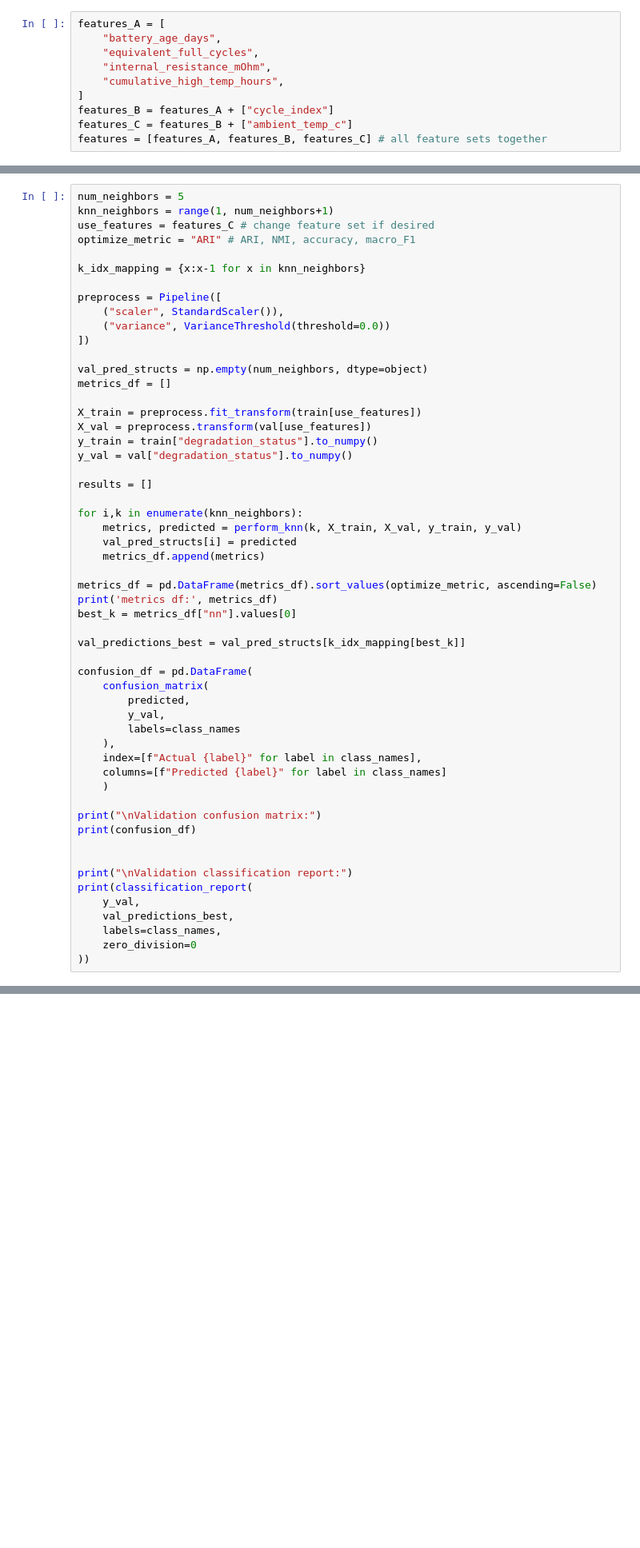
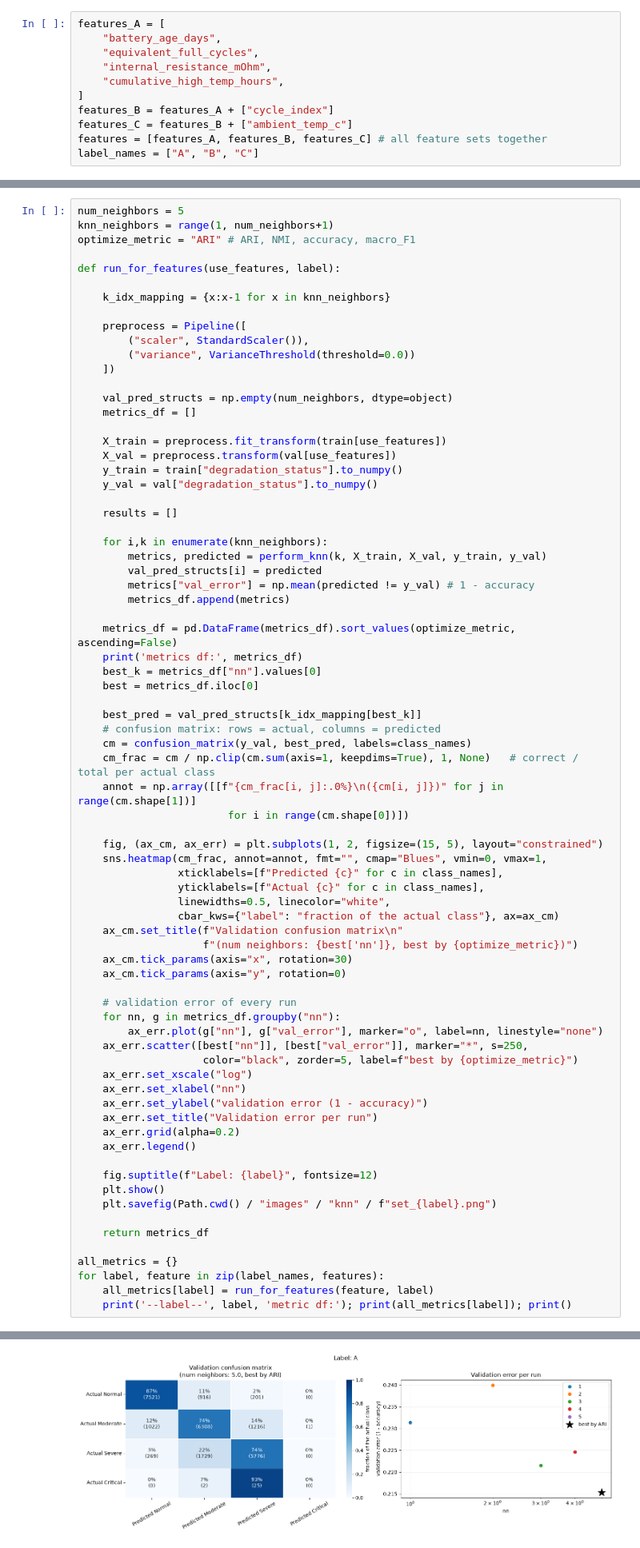
Before and after one commit to tobiasocula/Battery-Analysis-ML-DL, a Jupyter notebook: knn.ipynb, the cells around one changed output, grey strips where cells are left out. Shown at 80% size. Drawn from its saved outputs; the diff is of its cells as text; blank space fills up the shorter version.

```diff
--- a/knn.ipynb
+++ b/knn.ipynb
@@ -51,6 +53,7 @@ features_A = [
 features_B = features_A + ["cycle_index"]
 features_C = features_B + ["ambient_temp_c"]
 features = [features_A, features_B, features_C] # all feature sets together
+label_names = ["A", "B", "C"]
 # %% [markdown]
 #### Check if any of the variables contain NaN-values
 # %%
@@ -112,56 +135,76 @@ def perform_knn(k, X_train, X_val, y_train, y_val):
 # %%
 num_neighbors = 5
 knn_neighbors = range(1, num_neighbors+1)
-use_features = features_C # change feature set if desired
 optimize_metric = "ARI" # ARI, NMI, accuracy, macro_F1
 
-k_idx_mapping = {x:x-1 for x in knn_neighbors}
+def run_for_features(use_features, label):
 
-preprocess = Pipeline([
-    ("scaler", StandardScaler()),
-    ("variance", VarianceThreshold(threshold=0.0))
-])
+    k_idx_mapping = {x:x-1 for x in knn_neighbors}
 
-val_pred_structs = np.empty(num_neighbors, dtype=object)
-metrics_df = []
+    preprocess = Pipeline([
+        ("scaler", StandardScaler()),
+        ("variance", VarianceThreshold(threshold=0.0))
+    ])
 
-X_train = preprocess.fit_transform(train[use_features])
-X_val = preprocess.transform(val[use_features])
-y_train = train["degradation_status"].to_numpy()
-y_val = val["degradation_status"].to_numpy()
+    val_pred_structs = np.empty(num_neighbors, dtype=object)
+    metrics_df = []
 
-results = []
+    X_train = preprocess.fit_transform(train[use_features])
+    X_val = preprocess.transform(val[use_features])
+    y_train = train["degradation_status"].to_numpy()
+    y_val = val["degradation_status"].to_numpy()
 
-for i,k in enumerate(knn_neighbors):
-    metrics, predicted = perform_knn(k, X_train, X_val, y_train, y_val)
-    val_pred_structs[i] = predicted
-    metrics_df.append(metrics)
+    results = []
 
-metrics_df = pd.DataFrame(metrics_df).sort_values(optimize_metric, ascending=False)
-print('metrics df:', metrics_df)
-best_k = metrics_df["nn"].values[0]
+    for i,k in enumerate(knn_neighbors):
+        metrics, predicted = perform_knn(k, X_train, X_val, y_train, y_val)
+        val_pred_structs[i] = predicted
+        metrics["val_error"] = np.mean(predicted != y_val) # 1 - accuracy
+        metrics_df.append(metrics)
 
-val_predictions_best = val_pred_structs[k_idx_mapping[best_k]]
+    metrics_df = pd.DataFrame(metrics_df).sort_values(optimize_metric, ascending=False)
+    print('metrics df:', metrics_df)
+    best_k = metrics_df["nn"].values[0]
+    best = metrics_df.iloc[0]
 
-confusion_df = pd.DataFrame(
-    confusion_matrix(
-        predicted,
-        y_val,
-        labels=class_names
-    ),
-    index=[f"Actual {label}" for label in class_names],
-    columns=[f"Predicted {label}" for label in class_names]
-    )
+    best_pred = val_pred_structs[k_idx_mapping[best_k]]
+    # confusion matrix: rows = actual, columns = predicted
+    cm = confusion_matrix(y_val, best_pred, labels=class_names)
+    cm_frac = cm / np.clip(cm.sum(axis=1, keepdims=True), 1, None)   # correct / total per actual class
+    annot = np.array([[f"{cm_frac[i, j]:.0%}\n({cm[i, j]})" for j in range(cm.shape[1])]
+                        for i in range(cm.shape[0])])
 
-print("\nValidation confusion matrix:")
-print(confusion_df)
+    fig, (ax_cm, ax_err) = plt.subplots(1, 2, figsize=(15, 5), layout="constrained")
+    sns.heatmap(cm_frac, annot=annot, fmt="", cmap="Blues", vmin=0, vmax=1,
+                xticklabels=[f"Predicted {c}" for c in class_names],
+                yticklabels=[f"Actual {c}" for c in class_names],
+                linewidths=0.5, linecolor="white",
+                cbar_kws={"label": "fraction of the actual class"}, ax=ax_cm)
+    ax_cm.set_title(f"Validation confusion matrix\n"
+                    f"(num neighbors: {best['nn']}, best by {optimize_metric})")
+    ax_cm.tick_params(axis="x", rotation=30)
+    ax_cm.tick_params(axis="y", rotation=0)
 
+    # validation error of every run
+    for nn, g in metrics_df.groupby("nn"):
+        ax_err.plot(g["nn"], g["val_error"], marker="o", label=nn, linestyle="none")
+    ax_err.scatter([best["nn"]], [best["val_error"]], marker="*", s=250,
+                    color="black", zorder=5, label=f"best by {optimize_metric}")
+    ax_err.set_xscale("log")
+    ax_err.set_xlabel("nn")
+    ax_err.set_ylabel("validation error (1 - accuracy)")
+    ax_err.set_title("Validation error per run")
+    ax_err.grid(alpha=0.2)
+    ax_err.legend()
 
-print("\nValidation classification report:")
-print(classification_report(
-    y_val,
-    val_predictions_best,
-    labels=class_names,
-    zero_division=0
-))
+    fig.suptitle(f"Label: {label}", fontsize=12)
+    plt.show()
+    plt.savefig(Path.cwd() / "images" / "knn" / f"set_{label}.png")
+
+    return metrics_df
+
+all_metrics = {}
+for label, feature in zip(label_names, features):
+    all_metrics[label] = run_for_features(feature, label)
+    print('--label--', label, 'metric df:'); print(all_metrics[label]); print()
 # %% [output]
@@ -184,0 +217 @@ weighted avg       0.79      0.78      0.78     24986
+[figure, added]
```
Also changed, not shown: parts of 5 cells of this notebook, 36 other files.
